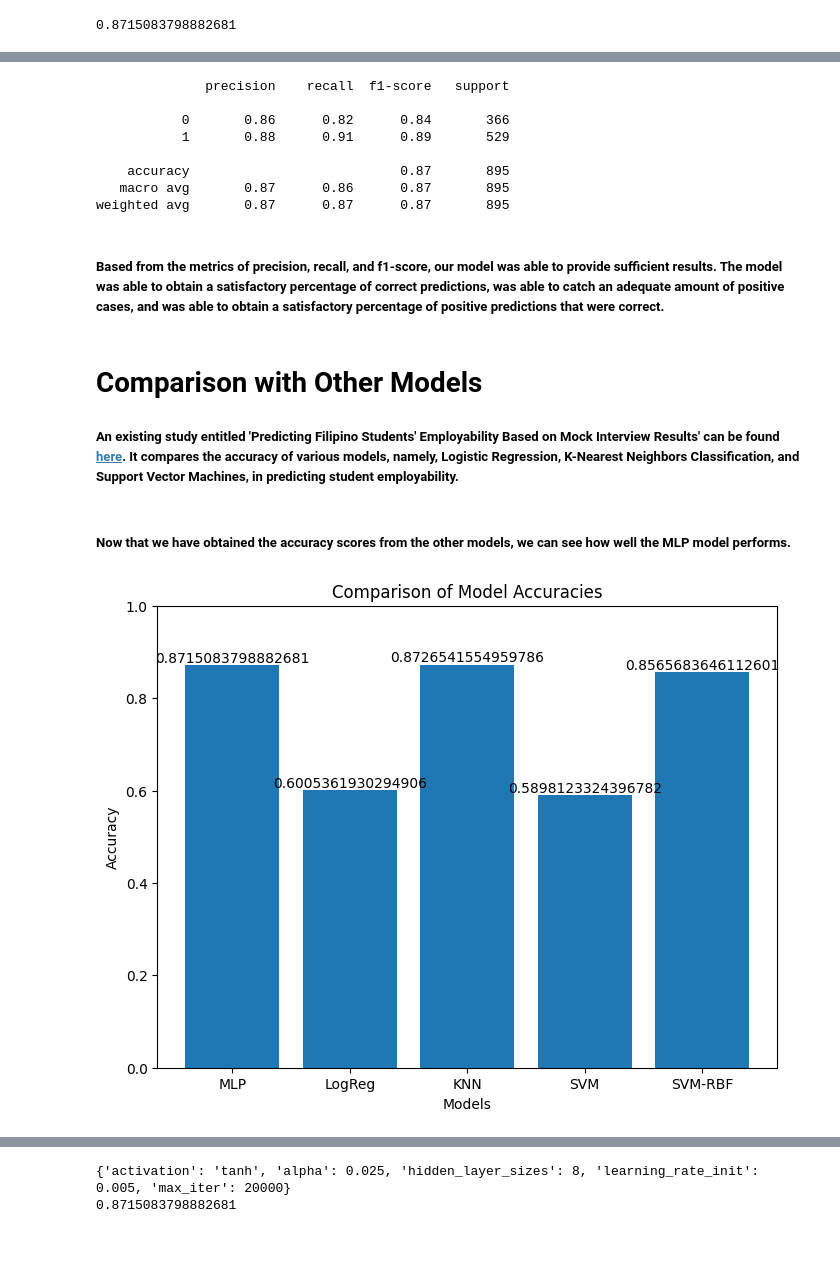
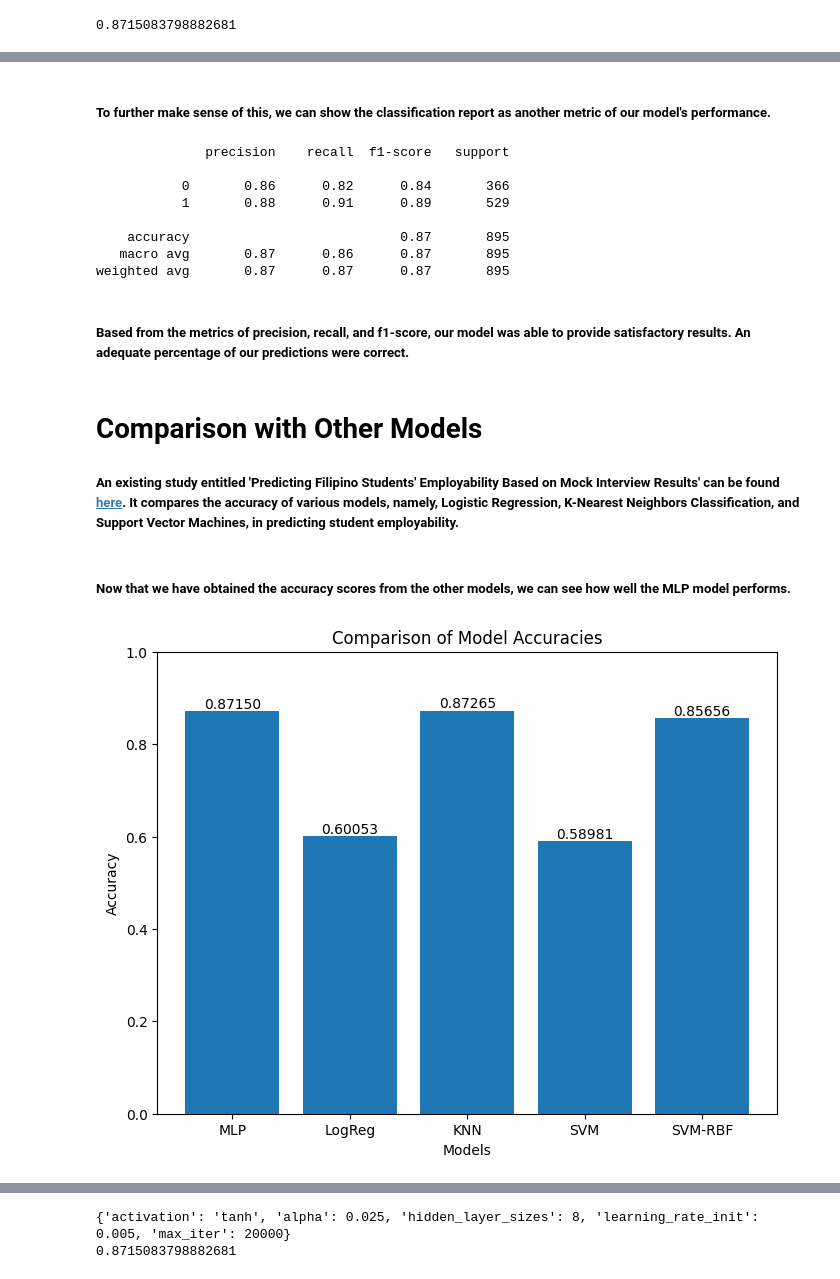
Before and after one commit to TheRedSwaRM/cs180-filipino-student-employability-predictor, a Jupyter notebook: scripts/[CS 180] Team14 - Filipino Student Employability Predictor.ipynb, the cells around one changed output, grey strips where cells are left out. Cells and saved outputs as stored; diff of their text form; code cells hidden in the pictures; blank space fills up the shorter version.

```diff
--- a/scripts/[CS 180] Team14 - Filipino Student Employability Predictor.ipynb
+++ b/scripts/[CS 180] Team14 - Filipino Student Employability Predictor.ipynb
@@ -150 +166,3 @@ print(mlp_score)
+# %% [markdown]
+##### To further make sense of this, we can show the classification report as another metric of our model's performance.
 # %%
@@ -160,9 +179,9 @@ print(classification_report(y_test,grid_predictions))
    macro avg       0.87      0.86      0.87       895
 weighted avg       0.87      0.87      0.87       895
 # %% [markdown]
-##### Based from the metrics of precision, recall, and f1-score, our model was able to provide sufficient results. The model was able to obtain a satisfactory percentage of correct predictions, was able to catch an adequate amount of positive cases, and was able to obtain a satisfactory percentage of positive predictions that were correct.
+##### Based from the metrics of precision, recall, and f1-score, our model was able to provide satisfactory results. An adequate percentage of our predictions were correct.
 # %% [markdown]
-# Comparison with Other Models
+# **Comparison with Other Models**
 
 ##### An existing study entitled 'Predicting Filipino Students' Employability Based on Mock Interview Results' can be found <a href="https://github.com/blurridge/ph-student-employability-ml/blob/main/src/student_employability_ml.ipynb" target="_blank">here</a>. It compares the accuracy of various models, namely, Logistic Regression, K-Nearest Neighbors Classification, and Support Vector Machines, in predicting student employability.
 # %%
@@ -174,24 +193,24 @@ weighted avg       0.87      0.87      0.87       895
 # %% [markdown]
 ##### Now that we have obtained the accuracy scores from the other models, we can see how well the MLP model performs.
 # %%
+# Compare the different accuracies through a bar graph
 import matplotlib.pyplot as plt
-
 
 models = ['MLP', 'LogReg', 'KNN', 'SVM', 'SVM-RBF']
 accuracy_scores = [mlp_score, logreg_score, knn_score, svm_score, svm_rbf_score]
 
 plt.figure(figsize=(8, 6))
 bars = plt.bar(models, accuracy_scores)
 plt.xlabel('Models')
 plt.ylabel('Accuracy')
 plt.title('Comparison of Model Accuracies')
 plt.ylim(0, 1)
 
 for bar, score in zip(bars, accuracy_scores):
     yval = bar.get_height()
-    plt.text(bar.get_x() + bar.get_width() / 2, yval, str(score), ha='center', va='bottom')
+    plt.text(bar.get_x() + bar.get_width() / 2, yval, str(score)[:7], ha='center', va='bottom')
 
 plt.show()
 # %% [output]
-[figure, old version]
+[figure, new version]
 # %% [markdown]
```
Also changed, not shown: parts of 12 cells of this notebook, 1 other file.
